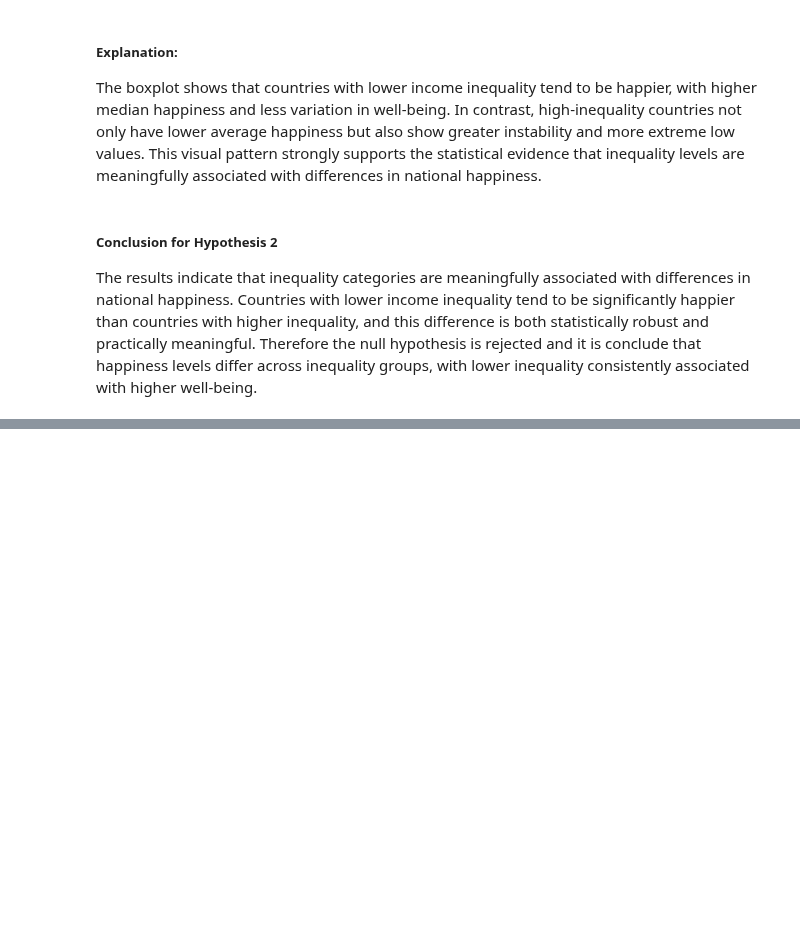
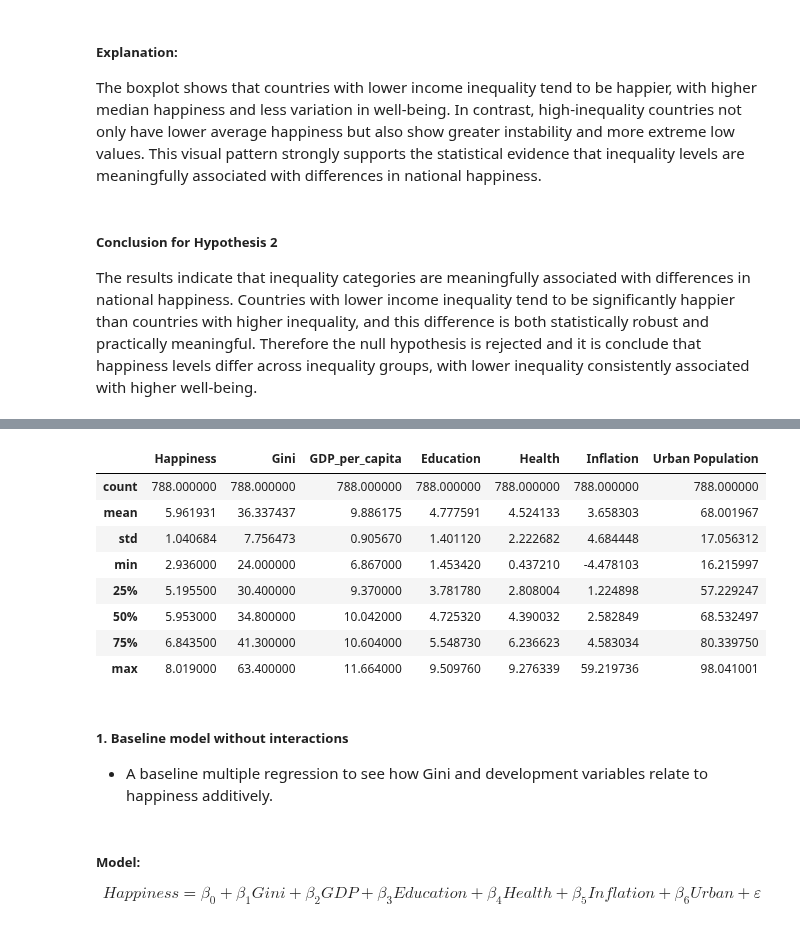
Before and after one commit to mnemtserov/data-science-project, a Jupyter notebook: data_science_project.ipynb, the cells around one changed output, grey strips where cells are left out. Drawn from its saved outputs; the diff is of its cells as text; code cells hidden in the pictures; blank space fills up the shorter version.

Commit message:
add hypothesis 3 sec

```diff
--- a/data_science_project.ipynb
+++ b/data_science_project.ipynb
@@ -1241,0 +1247,29 @@ The results indicate that inequality categories are meaningfully associated with
+# %%
+# select only the indicators needed for Hypothesis 3
+h3_cols = [
+    "Happiness",
+    "Gini",
+    "GDP_per_capita",
+    "Education",
+    "Health",
+    "Inflation",
+    "Urban Population"
+]
+h3_df = analysis_df[h3_cols].dropna()
+h3_df.describe()
+# %% [output]
+|  | Happiness | Gini | GDP_per_capita | Education | Health | Inflation | Urban Population |
+| count | 788.000000 | 788.000000 | 788.000000 | 788.000000 | 788.000000 | 788.000000 | 788.000000 |
+| mean | 5.961931 | 36.337437 | 9.886175 | 4.777591 | 4.524133 | 3.658303 | 68.001967 |
+| std | 1.040684 | 7.756473 | 0.905670 | 1.401120 | 2.222682 | 4.684448 | 17.056312 |
+| min | 2.936000 | 24.000000 | 6.867000 | 1.453420 | 0.437210 | -4.478103 | 16.215997 |
+| 25% | 5.195500 | 30.400000 | 9.370000 | 3.781780 | 2.808004 | 1.224898 | 57.229247 |
+| 50% | 5.953000 | 34.800000 | 10.042000 | 4.725320 | 4.390032 | 2.582849 | 68.532497 |
+| 75% | 6.843500 | 41.300000 | 10.604000 | 5.548730 | 6.236623 | 4.583034 | 80.339750 |
+| max | 8.019000 | 63.400000 | 11.664000 | 9.509760 | 9.276339 | 59.219736 | 98.041001 |
+# %% [markdown]
+##### 1. Baseline model without interactions
+* A baseline multiple regression to see how Gini and development variables relate to happiness additively.
+# %% [markdown]
+##### Model:
+$$ Happiness = 𝛽_0 + 𝛽_1 Gini +𝛽_2 GDP + 𝛽_3 Education + 𝛽_4 Health + 𝛽_5 Inflation + 𝛽_6 Urban + 𝜀 $$
```
Also changed, not shown: parts of 17 cells of this notebook.
